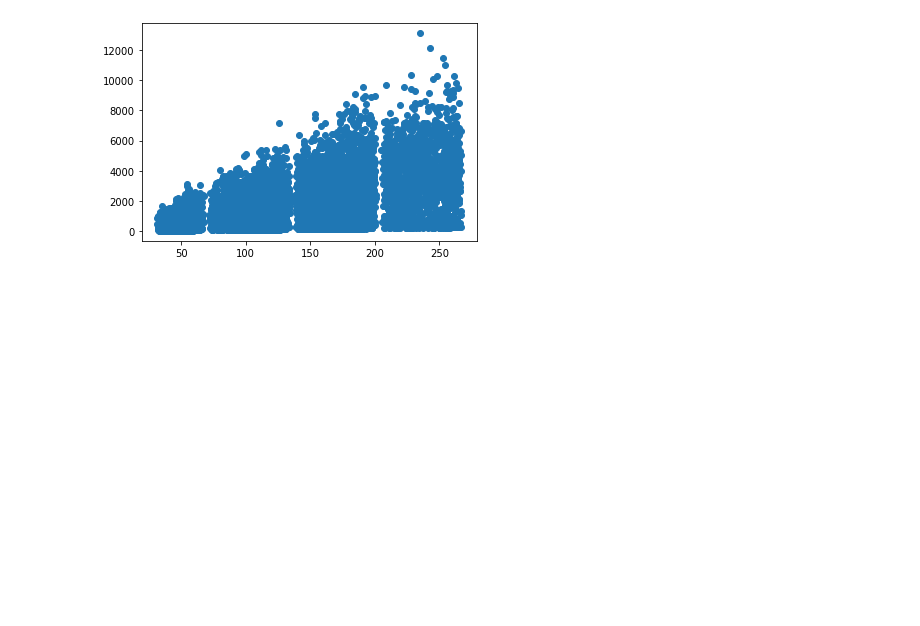
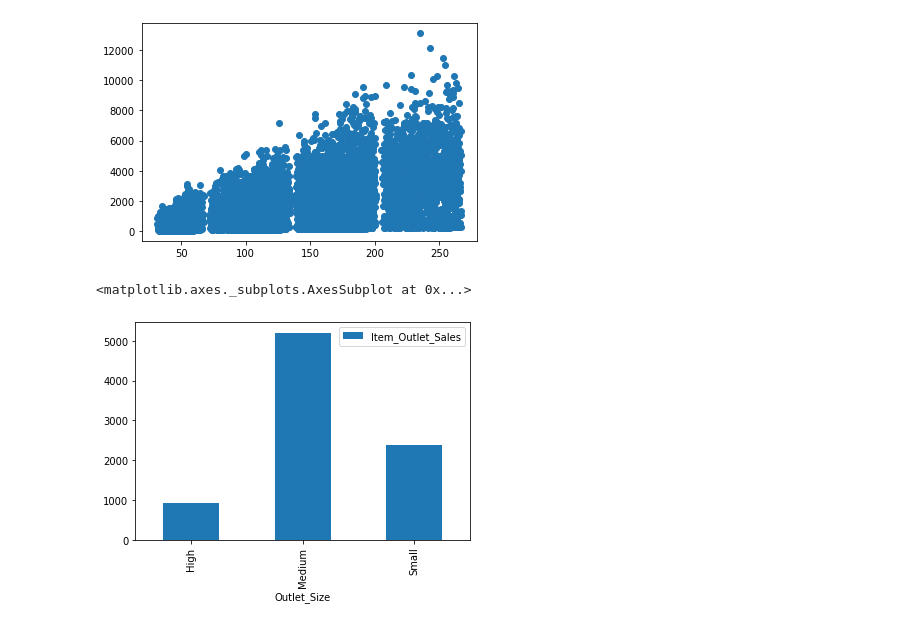
Before and after one commit to pratikjaiswal1998/food_items, a Jupyter notebook: Food_item_analysis.ipynb, the cells around one changed output. Drawn from its saved outputs; the diff is of its cells as text; code cells hidden in the pictures; blank space fills up the shorter version.

```diff
--- a/Food_item_analysis.ipynb
+++ b/Food_item_analysis.ipynb
@@ -251,3 +251,8 @@ plt.scatter(x=dataset['Item_MRP'], y=dataset['Item_Outlet_Sales']);
 plt.show(block=True);
 # %% [output]
 [figure]
+# %%
+(dataset[['Outlet_Size','Item_Outlet_Sales']].groupby('Outlet_Size').count()).plot.bar()
+# %% [output]
+<matplotlib.axes._subplots.AxesSubplot at 0x...>
+[figure, added]
```
Also changed, not shown: parts of 6 cells of this notebook.
